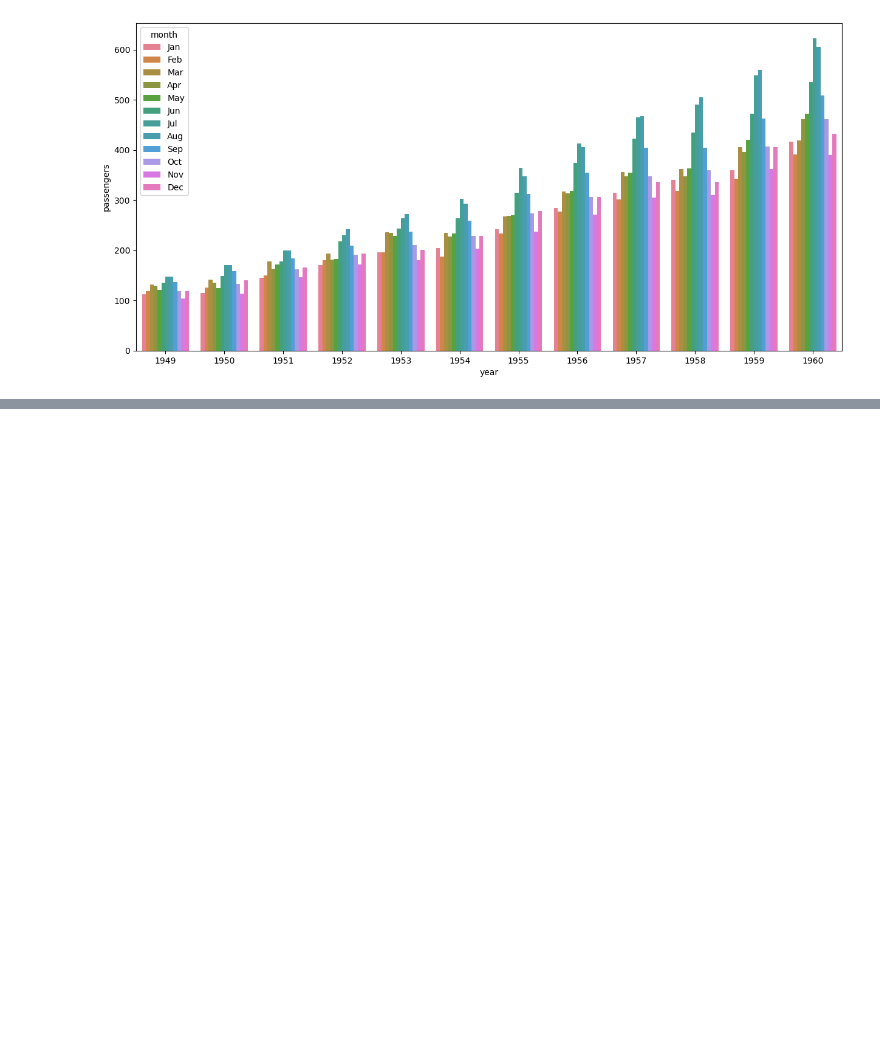
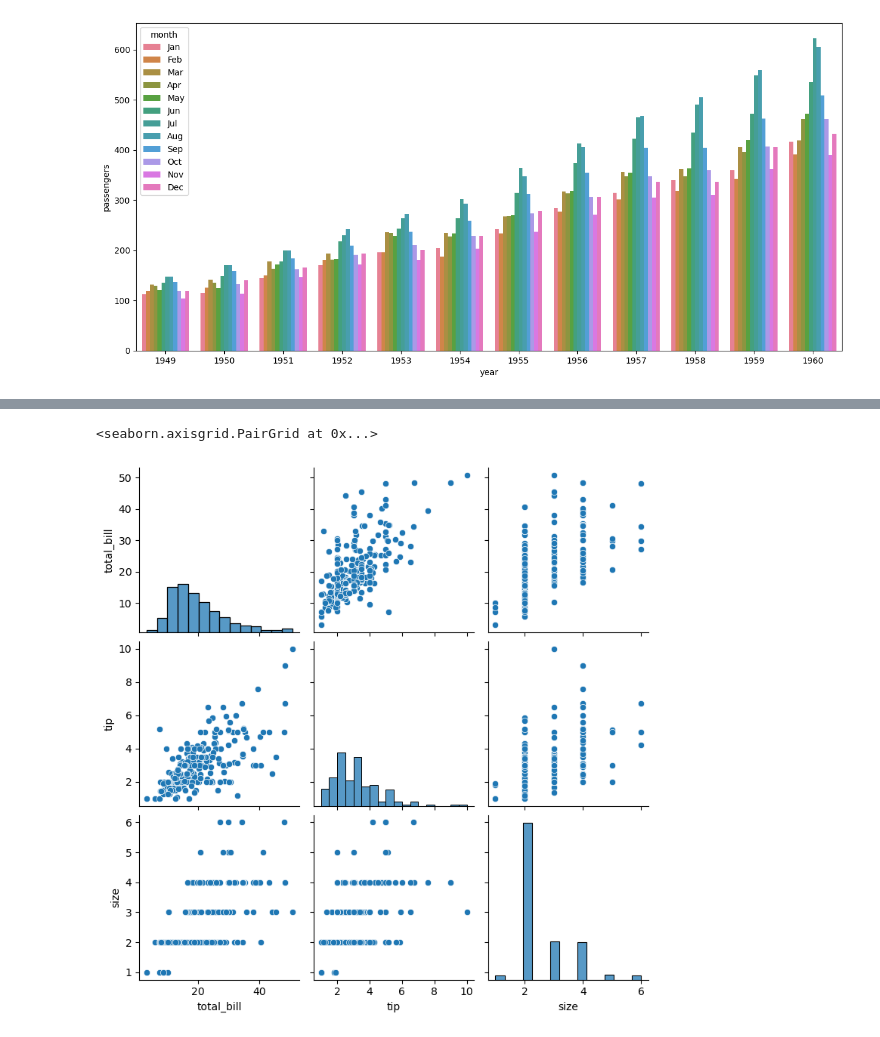
Before and after one commit to anshuKumar-codes/Data_Analytics_Journey, a Jupyter notebook: Pandas/day 3 pandas.ipynb, the cells around one changed output, grey strips where cells are left out. Cells and saved outputs as stored; diff of their text form; code cells hidden in the pictures; blank space fills up the shorter version.

```diff
--- a/Pandas/day 3 pandas.ipynb
+++ b/Pandas/day 3 pandas.ipynb
@@ -1962,0 +1985,3 @@ sns.barplot(x="year",y="passengers",hue="month",data=v)
+# %%
+s=sns.load_dataset("tips")
+s
@@ -1962,0 +2027,5 @@ sns.barplot(x="year",y="passengers",hue="month",data=v)
+# %%
+sns.pairplot(data=s)
+# %% [output]
+<seaborn.axisgrid.PairGrid at 0x...>
+[figure, added]
```
Also changed, not shown: parts of 11 cells of this notebook.
